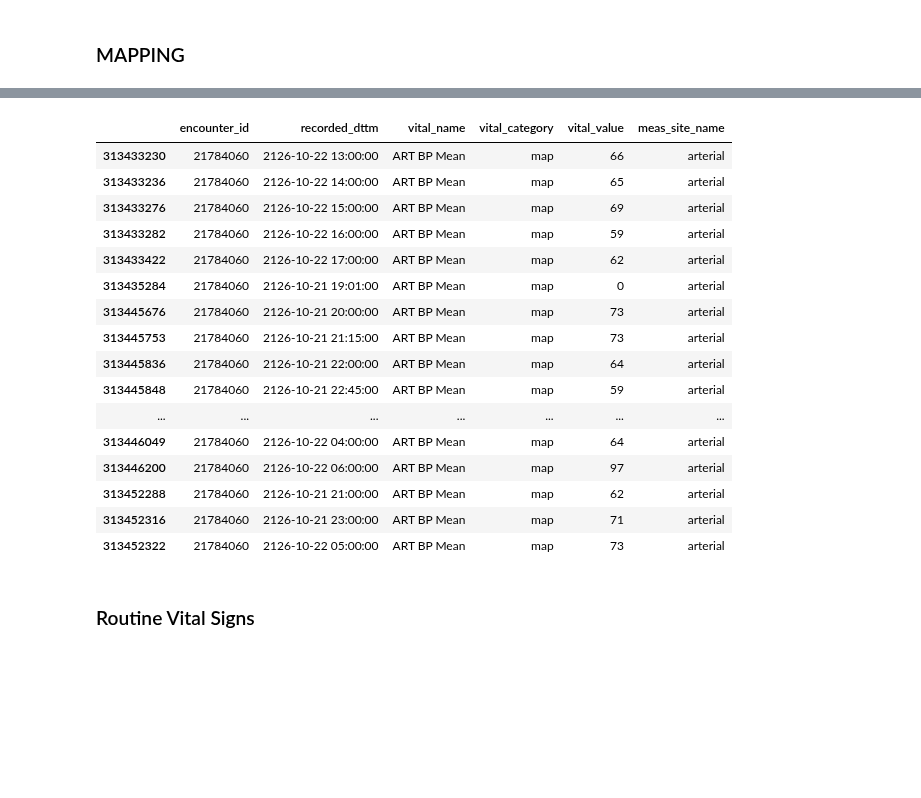
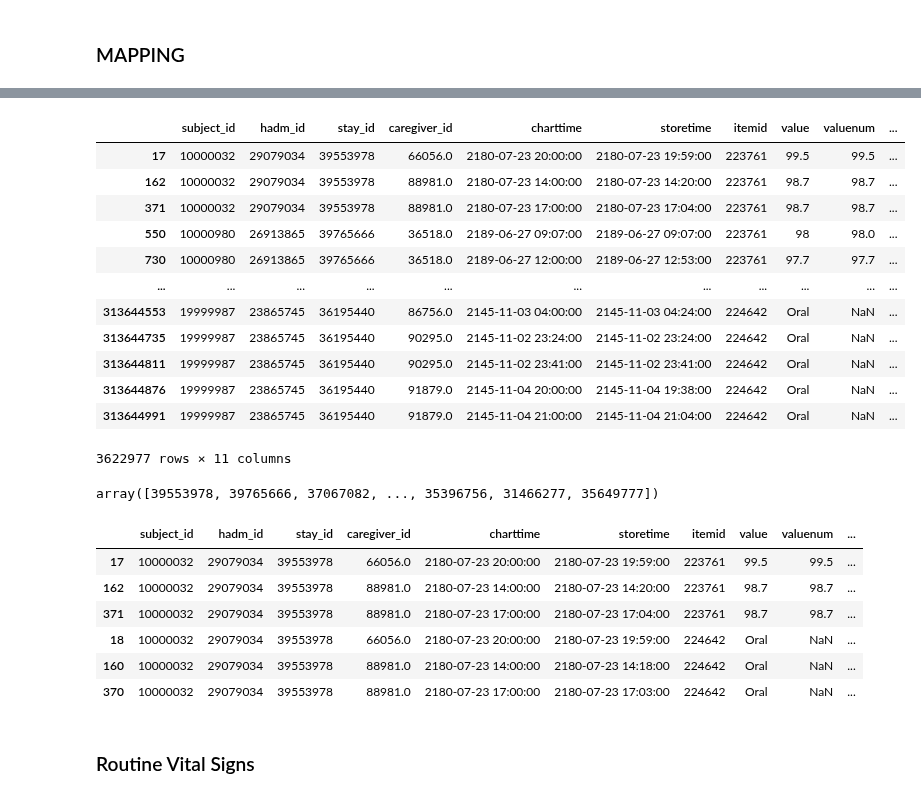
Before and after one commit to oldsandiaz/mimicclif, a Jupyter notebook: code/eda.ipynb, the cells around one changed output, grey strips where cells are left out. Drawn from its saved outputs; the diff is of its cells as text; code cells hidden in the pictures; blank space fills up the shorter version.

Commit message:
updated vitals mapping

```diff
--- a/code/eda.ipynb
+++ b/code/eda.ipynb
@@ -328,27 +347,43 @@ vitals_dfs = pd.concat(vitals_dfs_list)
 # %%
 # TODO: deal with the special case: temp_c
-# %%
-vital_items_dfs.loc[
-    vital_item_df
-]
-# %% [output]
-|  | encounter_id | recorded_dttm | vital_name | vital_category | vital_value | meas_site_name |
-| 313433230 | 21784060 | 2126-10-22 13:00:00 | ART BP Mean | map | 66 | arterial |
-| 313433236 | 21784060 | 2126-10-22 14:00:00 | ART BP Mean | map | 65 | arterial |
-| 313433276 | 21784060 | 2126-10-22 15:00:00 | ART BP Mean | map | 69 | arterial |
-| 313433282 | 21784060 | 2126-10-22 16:00:00 | ART BP Mean | map | 59 | arterial |
-| 313433422 | 21784060 | 2126-10-22 17:00:00 | ART BP Mean | map | 62 | arterial |
-| 313435284 | 21784060 | 2126-10-21 19:01:00 | ART BP Mean | map | 0 | arterial |
-| 313445676 | 21784060 | 2126-10-21 20:00:00 | ART BP Mean | map | 73 | arterial |
-| 313445753 | 21784060 | 2126-10-21 21:15:00 | ART BP Mean | map | 73 | arterial |
-| 313445836 | 21784060 | 2126-10-21 22:00:00 | ART BP Mean | map | 64 | arterial |
-| 313445848 | 21784060 | 2126-10-21 22:45:00 | ART BP Mean | map | 59 | arterial |
-| ... | ... | ... | ... | ... | ... | ... |
-| 313446049 | 21784060 | 2126-10-22 04:00:00 | ART BP Mean | map | 64 | arterial |
-| 313446200 | 21784060 | 2126-10-22 06:00:00 | ART BP Mean | map | 97 | arterial |
-| 313452288 | 21784060 | 2126-10-21 21:00:00 | ART BP Mean | map | 62 | arterial |
-| 313452316 | 21784060 | 2126-10-21 23:00:00 | ART BP Mean | map | 71 | arterial |
-| 313452322 | 21784060 | 2126-10-22 05:00:00 | ART BP Mean | map | 73 | arterial |
+# %%
+temp_f_events = item_id_to_events_df(223761)
+temp_c_events = item_id_to_events_df(223762)
+temp_site_events = item_id_to_events_df(224642)
+temp_events_df = pd.concat([temp_f_events, temp_c_events, temp_site_events])
+temp_events_df
+# %% [output]
+|  | subject_id | hadm_id | stay_id | caregiver_id | charttime | storetime | itemid | value | valuenum | ... |
+| 17 | 10000032 | 29079034 | 39553978 | 66056.0 | 2180-07-23 20:00:00 | 2180-07-23 19:59:00 | 223761 | 99.5 | 99.5 | ... |
+| 162 | 10000032 | 29079034 | 39553978 | 88981.0 | 2180-07-23 14:00:00 | 2180-07-23 14:20:00 | 223761 | 98.7 | 98.7 | ... |
+| 371 | 10000032 | 29079034 | 39553978 | 88981.0 | 2180-07-23 17:00:00 | 2180-07-23 17:04:00 | 223761 | 98.7 | 98.7 | ... |
+| 550 | 10000980 | 26913865 | 39765666 | 36518.0 | 2189-06-27 09:07:00 | 2189-06-27 09:07:00 | 223761 | 98 | 98.0 | ... |
+| 730 | 10000980 | 26913865 | 39765666 | 36518.0 | 2189-06-27 12:00:00 | 2189-06-27 12:53:00 | 223761 | 97.7 | 97.7 | ... |
+| ... | ... | ... | ... | ... | ... | ... | ... | ... | ... | ... |
+| 313644553 | 19999987 | 23865745 | 36195440 | 86756.0 | 2145-11-03 04:00:00 | 2145-11-03 04:24:00 | 224642 | Oral | NaN | ... |
+| 313644735 | 19999987 | 23865745 | 36195440 | 90295.0 | 2145-11-02 23:24:00 | 2145-11-02 23:24:00 | 224642 | Oral | NaN | ... |
+| 313644811 | 19999987 | 23865745 | 36195440 | 90295.0 | 2145-11-02 23:41:00 | 2145-11-02 23:41:00 | 224642 | Oral | NaN | ... |
+| 313644876 | 19999987 | 23865745 | 36195440 | 91879.0 | 2145-11-04 20:00:00 | 2145-11-04 19:38:00 | 224642 | Oral | NaN | ... |
+| 313644991 | 19999987 | 23865745 | 36195440 | 91879.0 | 2145-11-04 21:00:00 | 2145-11-04 21:04:00 | 224642 | Oral | NaN | ... |
+3622977 rows × 11 columns
+# %%
+stay_ids = temp_events_df["stay_id"].unique()
+for stay_id in stay_ids:
+# %% [output]
+array([39553978, 39765666, 37067082, ..., 35396756, 31466277, 35649777])
+# %%
+temp_events_df.loc[
+    temp_events_df["stay_id"] == 39553978, :
+]
+# seems like: if temp_site == Blood, then no corresponding temp val recorded
+# %% [output]
+|  | subject_id | hadm_id | stay_id | caregiver_id | charttime | storetime | itemid | value | valuenum | ... |
+| 17 | 10000032 | 29079034 | 39553978 | 66056.0 | 2180-07-23 20:00:00 | 2180-07-23 19:59:00 | 223761 | 99.5 | 99.5 | ... |
+| 162 | 10000032 | 29079034 | 39553978 | 88981.0 | 2180-07-23 14:00:00 | 2180-07-23 14:20:00 | 223761 | 98.7 | 98.7 | ... |
+| 371 | 10000032 | 29079034 | 39553978 | 88981.0 | 2180-07-23 17:00:00 | 2180-07-23 17:04:00 | 223761 | 98.7 | 98.7 | ... |
+| 18 | 10000032 | 29079034 | 39553978 | 66056.0 | 2180-07-23 20:00:00 | 2180-07-23 19:59:00 | 224642 | Oral | NaN | ... |
+| 160 | 10000032 | 29079034 | 39553978 | 88981.0 | 2180-07-23 14:00:00 | 2180-07-23 14:18:00 | 224642 | Oral | NaN | ... |
+| 370 | 10000032 | 29079034 | 39553978 | 88981.0 | 2180-07-23 17:00:00 | 2180-07-23 17:03:00 | 224642 | Oral | NaN | ... |
 # %% [markdown]
 ### Routine Vital Signs
 # %%
```
Also changed, not shown: parts of 2 cells of this notebook.
